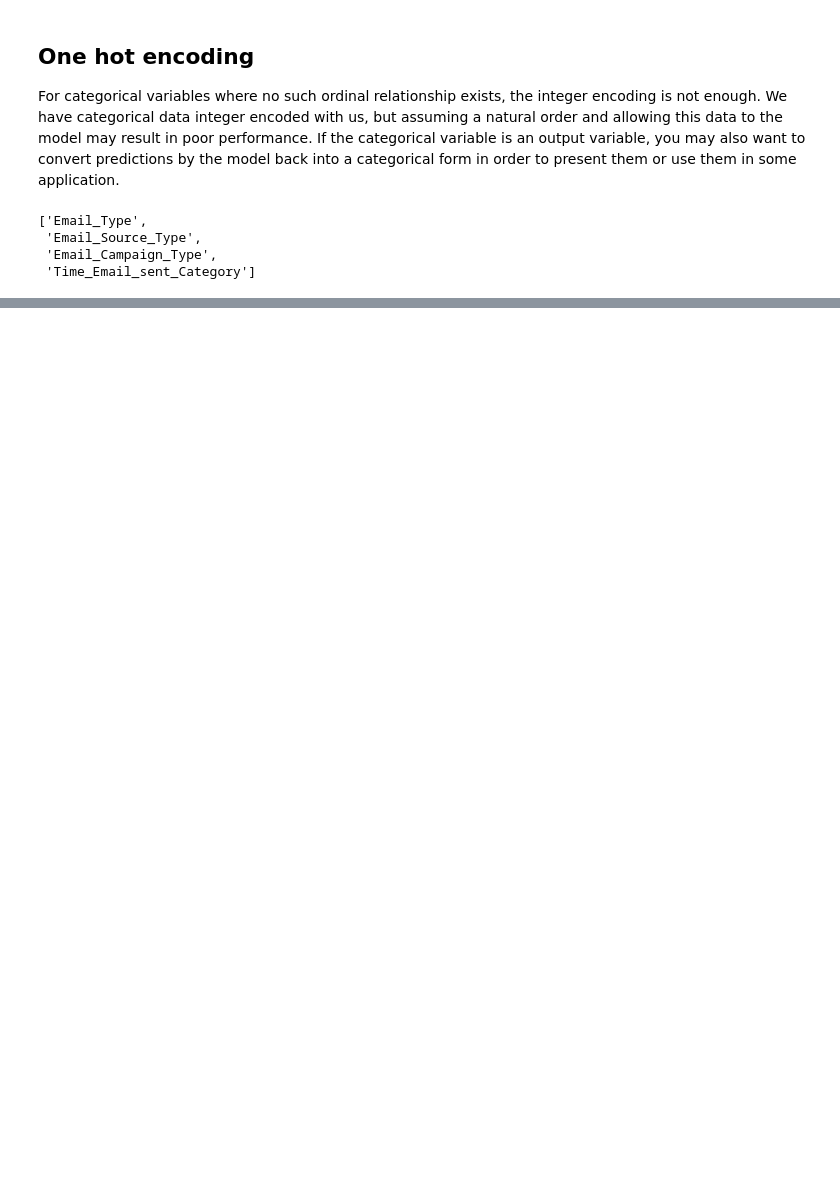
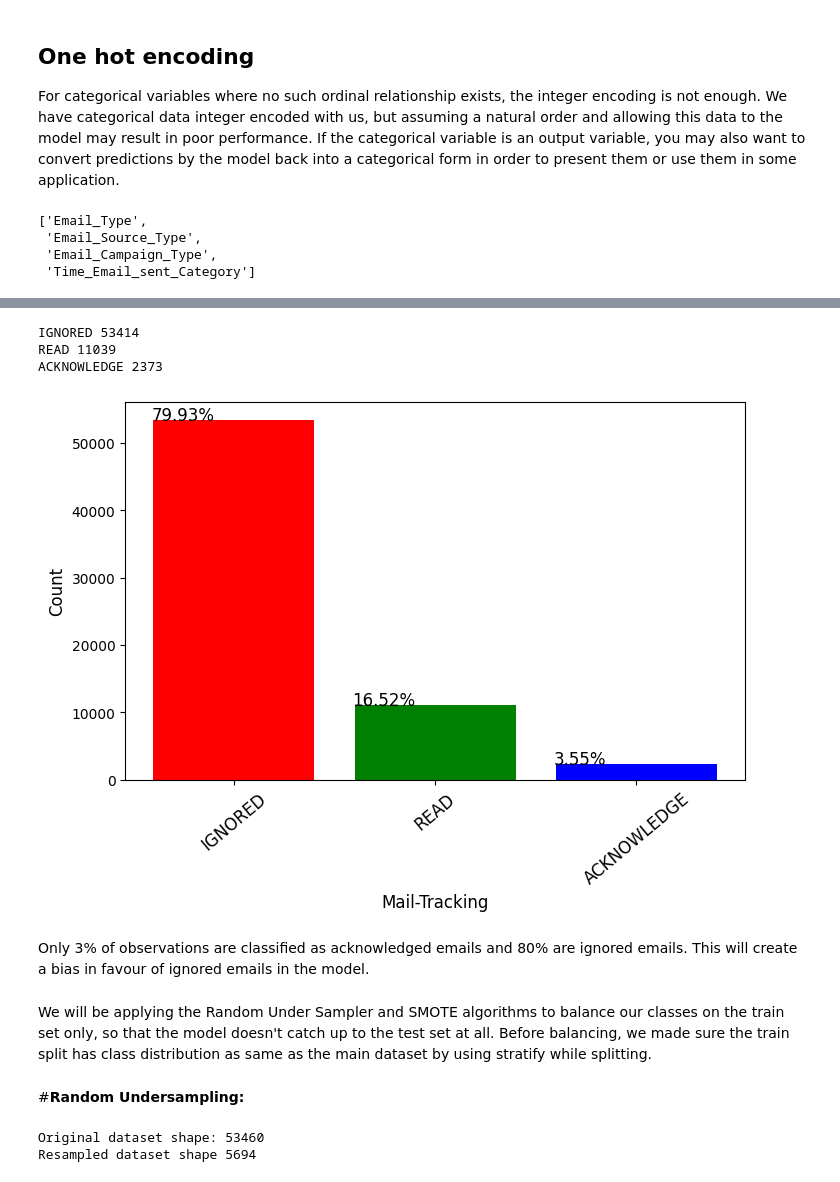
Before and after one commit to vak1997/Email_Campaign_Effectiveness, a Jupyter notebook: Email_Campaign_Effectiveness_Capstone_Project3.ipynb, the cells around one changed output, grey strips where cells are left out. Cells and saved outputs as stored; diff of their text form; code cells hidden in the pictures; blank space fills up the shorter version.

Commit message:
Machine Learning - Test Train split, Random under sampling

```diff
--- a/Email_Campaign_Effectiveness_Capstone_Project3.ipynb
+++ b/Email_Campaign_Effectiveness_Capstone_Project3.ipynb
@@ -565,0 +620,54 @@ df.head(1)
+# %%
+#count plot for target variable
+#visualizing our imbalanced dataset
+ax = sns.countplot(x=df['Email_Status'])
+totals = []
+for i in ax.patches:
+    totals.append(i.get_height())
+
+total = sum(totals)
+
+for i in ax.patches:
+    ax.text(i.get_x() - .01, i.get_height() + .5, \
+          str(round((i.get_height()/total)*100, 2))+'%', fontsize=12)
+
+labels = ['IGNORED','READ','ACKNOWLEDGE']
+label_dict={}
+# checking for no of ignored, read, acknowledged emails
+for i in df.Email_Status.unique():
+  label_dict[labels[i]]=len(df[df['Email_Status']==i])
+  print(labels[i],len(df[df['Email_Status']==i]))
+
+index = np.arange(len(labels))
+
+plt.bar(label_dict.keys(),label_dict.values(),color=[ 'red', 'green', 'blue'])
+plt.xlabel('Mail-Tracking',fontsize =12)
+plt.ylabel('Count',fontsize =12)
+plt.xticks(index,labels,fontsize=12,rotation=40)
+
+plt.show()
+# %% [output]
+IGNORED 53414
+READ 11039
+ACKNOWLEDGE 2373
+[figure, added]
+# %% [markdown]
+Only 3% of observations are classified as acknowledged emails and 80% are ignored emails. This will create a bias in favour of ignored emails in the model.
+# %% [markdown]
+We will be applying the Random Under Sampler and SMOTE algorithms to balance our classes on the train set only, so that the model doesn't catch up to the test set at all. Before balancing, we made sure the train split has class distribution as same as the main dataset by using stratify while splitting.
+# %% [markdown]
+#**Random Undersampling:**
+# %%
+#importing random under sampler
+from imblearn.under_sampling import RandomUnderSampler
+from collections import Counter
+#resample
+rus = RandomUnderSampler(random_state=42, replacement=True)
+x_train_rus, y_train_rus = rus.fit_resample(X_train,y_train)
+
+#print shape
+print('Original dataset shape:', len(y_train))
+print('Resampled dataset shape', len(y_train_rus))
+# %% [output]
+Original dataset shape: 53460
+Resampled dataset shape 5694
```
Also changed, not shown: parts of 20 cells of this notebook.
